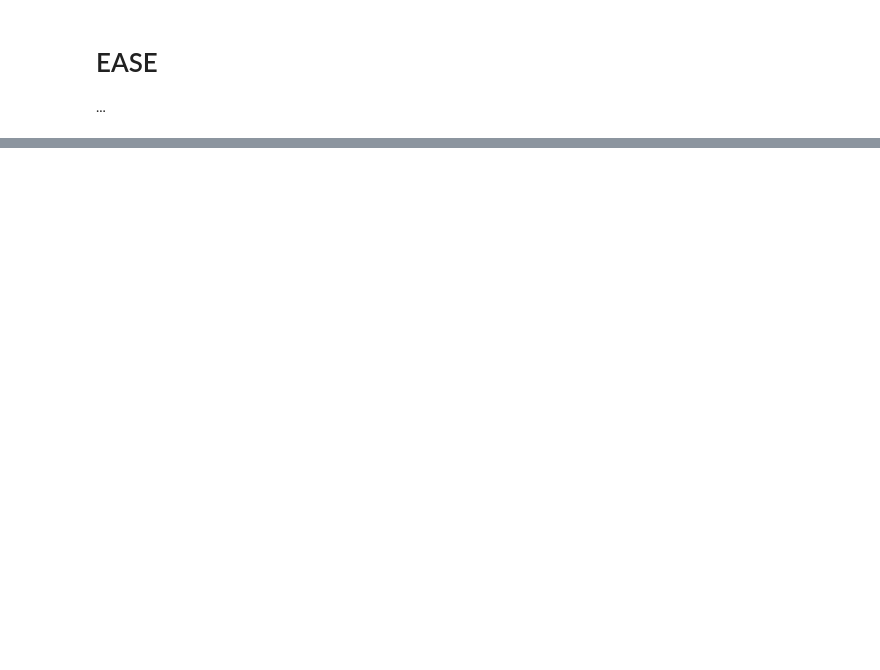
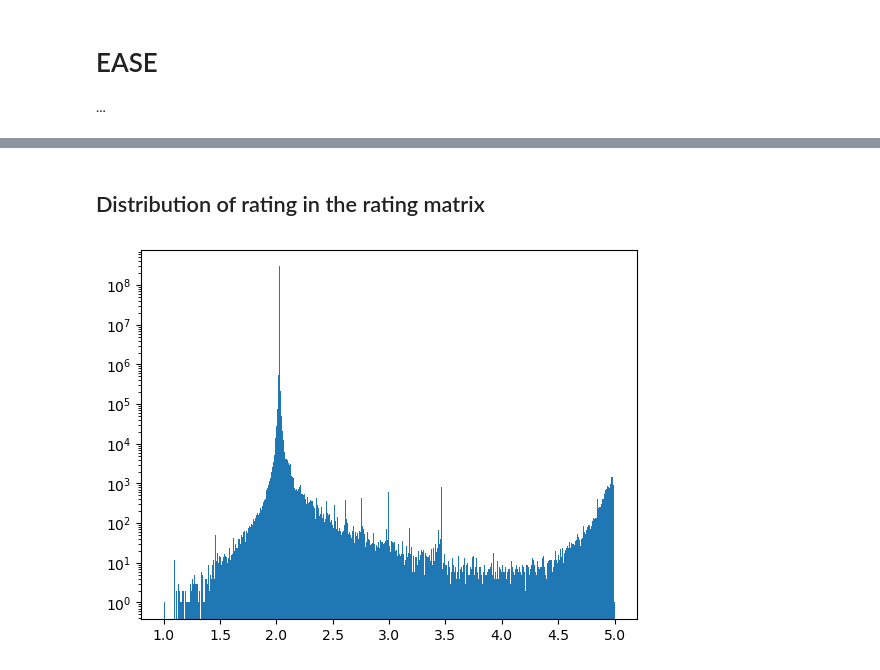
Before and after one commit to paulo-03/recommender_systems, a Jupyter notebook: EASE/ease.ipynb, the cells around one changed output, grey strips where cells are left out. Saved outputs shown, nothing was run; the diff lists cells and outputs as text; code cells hidden in the pictures; blank space fills up the shorter version.

```diff
--- a/EASE/ease.ipynb
+++ b/EASE/ease.ipynb
@@ -83,0 +97,7 @@ look_results.apply(lambda row: np.sqrt((row['rating'] - row['pred'])**2), axis=1
+# %% [markdown]
+## Distribution of rating in the rating matrix
+# %%
+plt.hist(ease.rating.flatten(), bins=500)
+plt.yscale('log')
+# %% [output]
+[figure, added]
```
Also changed, not shown: parts of 23 cells of this notebook, 5 other files.
